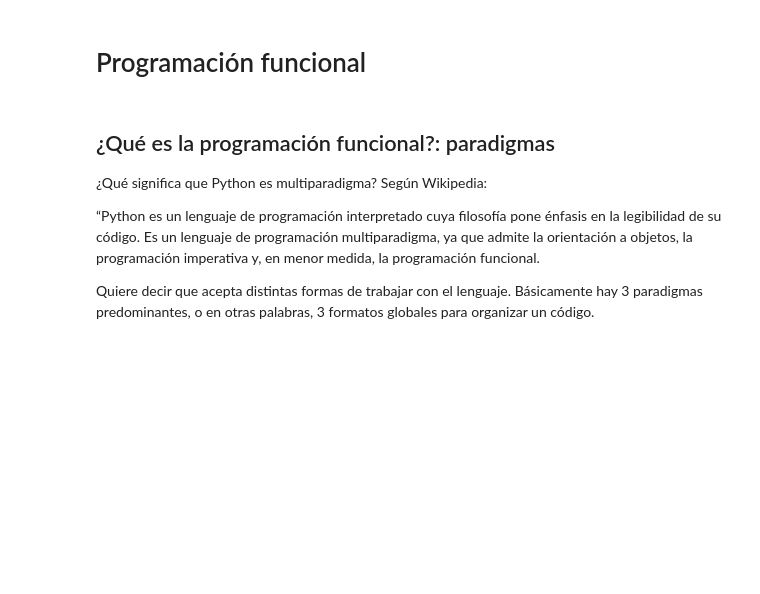
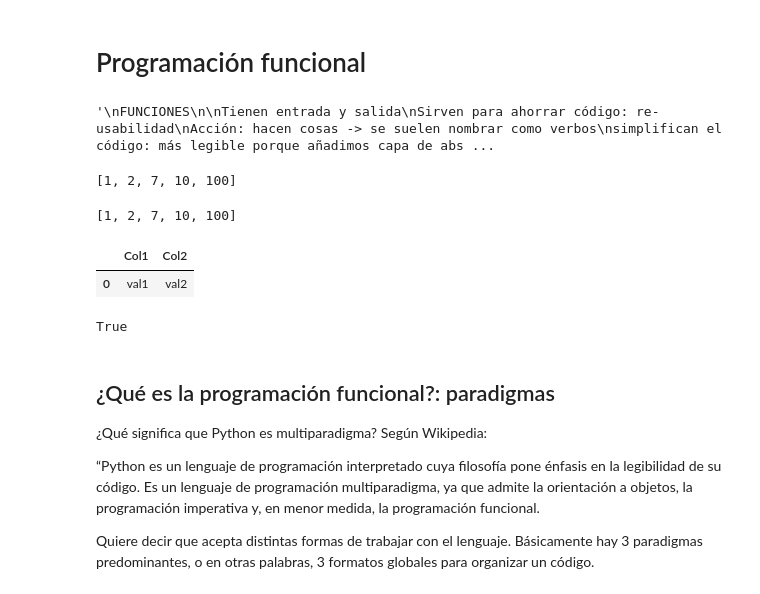
Before and after one commit to OscarFraile/EVOLVE, a Jupyter notebook: Fernando_Costa/Notebooks/post/3.1.1 - Functions.ipynb, the cells around one changed output. Cells and saved outputs as stored; diff of their text form; code cells hidden in the pictures; blank space fills up the shorter version.

```diff
--- a/Fernando_Costa/Notebooks/post/3.1.1 - Functions.ipynb
+++ b/Fernando_Costa/Notebooks/post/3.1.1 - Functions.ipynb
@@ -1,5 +1,65 @@
 # %% [markdown]
 # Programación funcional
+# %%
+"""
+FUNCIONES
+
+Tienen entrada y salida
+Sirven para ahorrar código: re-usabilidad
+Acción: hacen cosas -> se suelen nombrar como verbos
+simplifican el código: más legible porque añadimos capa de abstracción
+son un objeto -> class función (todo es un objeto)
+se puede crear una biblioteca de funciones para utilizarla en un archivo python -> crear módulos/librerías
+
+suma(a, b) -> se aplican sobre objetos o no
+[].sum() -> en este caso se aplica sobre la clase lista
+
+scope:
+    - lo que se declara/define dentro de una función se queda en la función
+        - pero puede modificar objetos de fuera
+    - lo que pasa fuera, se queda fuera y dentro
+"""
+# %% [output]
+'\nFUNCIONES\n\nTienen entrada y salida\nSirven para ahorrar código: re-usabilidad\nAcción: hacen cosas -> se suelen nombrar como verbos\nsimplifican el código: más legible porque añadimos capa de abs ...
+# %%
+ej = [1, 100, 7, 2, 10]
+ej.sort()
+ej
+# %% [output]
+[1, 2, 7, 10, 100]
+# %%
+def ejemplo (lst_):
+    ej3 = lst_.sort()
+
+ej2 = [1, 100, 7, 2, 10]
+ejemplo(ej2)
+ej2
+# %% [output]
+[1, 2, 7, 10, 100]
+# %%
+import pandas as pd
+df = pd.DataFrame([{"Col1":"val1", "Col2":"val2"}])
+
+def modificar_df (df):
+    df = df.copy()
+    df.columns = [i.upper() for i in df.columns]
+    df.drop(columns=["COL2"], inplace=True)
+    return df
+
+df_2 = modificar_df(df)
+df
+
+# Una modificación sobre un objeto dentro de una función
+# Si el objeto está definido fuera
+# y mi función modifica ESE objeto
+# el cambio estará fuera también
+# %% [output]
+|  | Col1 | Col2 |
+| 0 | val1 | val2 |
+# %%
+0 % 2 == 0
+# %% [output]
+True
 # %% [markdown]
 ## ¿Qué es la programación funcional?: paradigmas
 ¿Qué significa que Python es multiparadigma?
```
Also changed, not shown: parts of 44 cells of this notebook, 2 other files.
